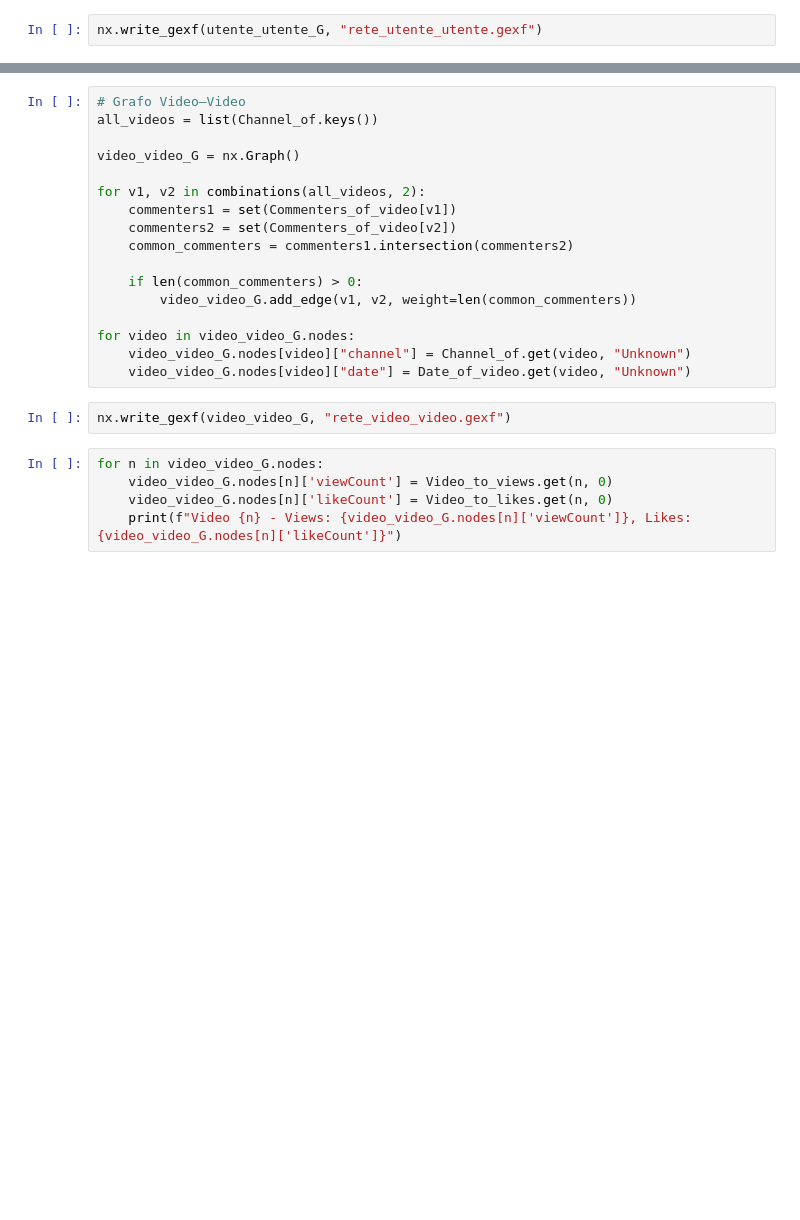
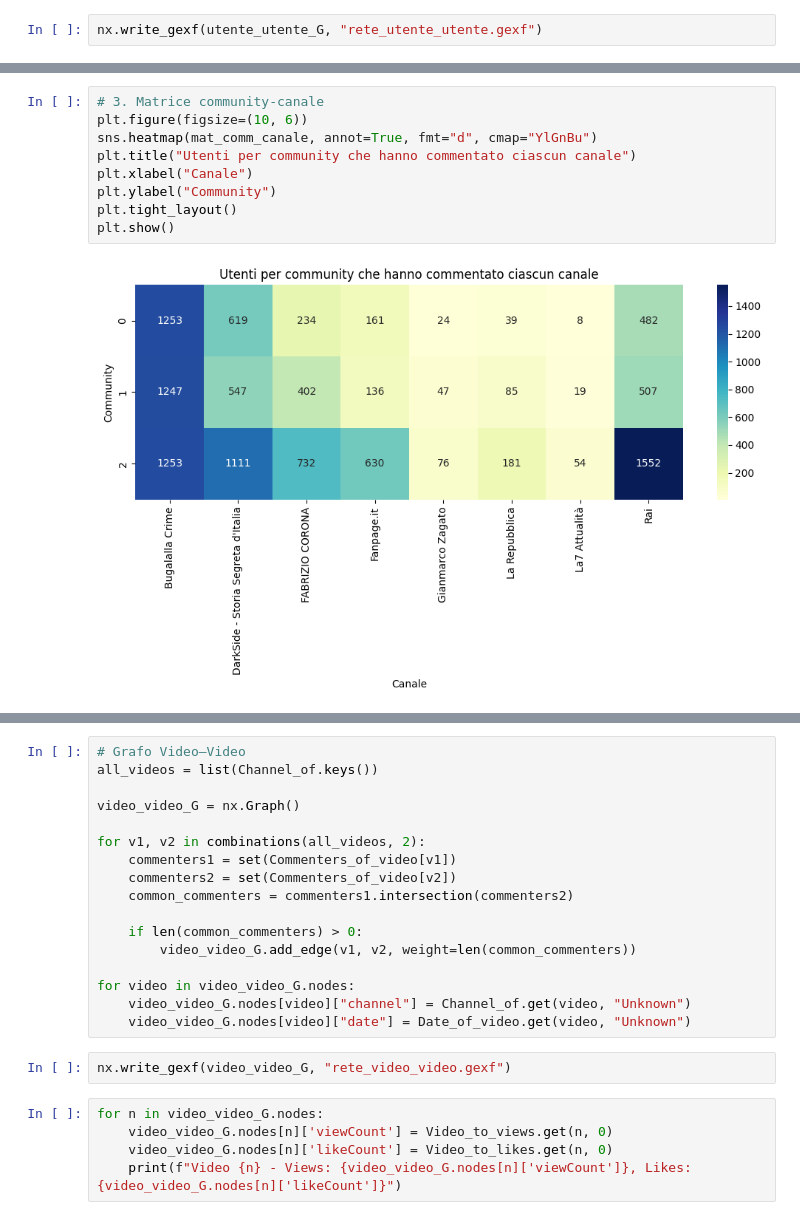
Before and after one commit to fedeceru/SMMproject, a Jupyter notebook: src/network_analysis.ipynb, the cells around one changed output, grey strips where cells are left out. Saved outputs shown, nothing was run; the diff lists cells and outputs as text; blank space fills up the shorter version.

```diff
--- a/src/network_analysis.ipynb
+++ b/src/network_analysis.ipynb
@@ -209,0 +311,11 @@ Grado massimo: 4280
+# %%
+# 3. Matrice community-canale
+plt.figure(figsize=(10, 6))
+sns.heatmap(mat_comm_canale, annot=True, fmt="d", cmap="YlGnBu")
+plt.title("Utenti per community che hanno commentato ciascun canale")
+plt.xlabel("Canale")
+plt.ylabel("Community")
+plt.tight_layout()
+plt.show()
+# %% [output]
+[figure, added]
```
Also changed, not shown: parts of 18 cells of this notebook, 2 other files.
